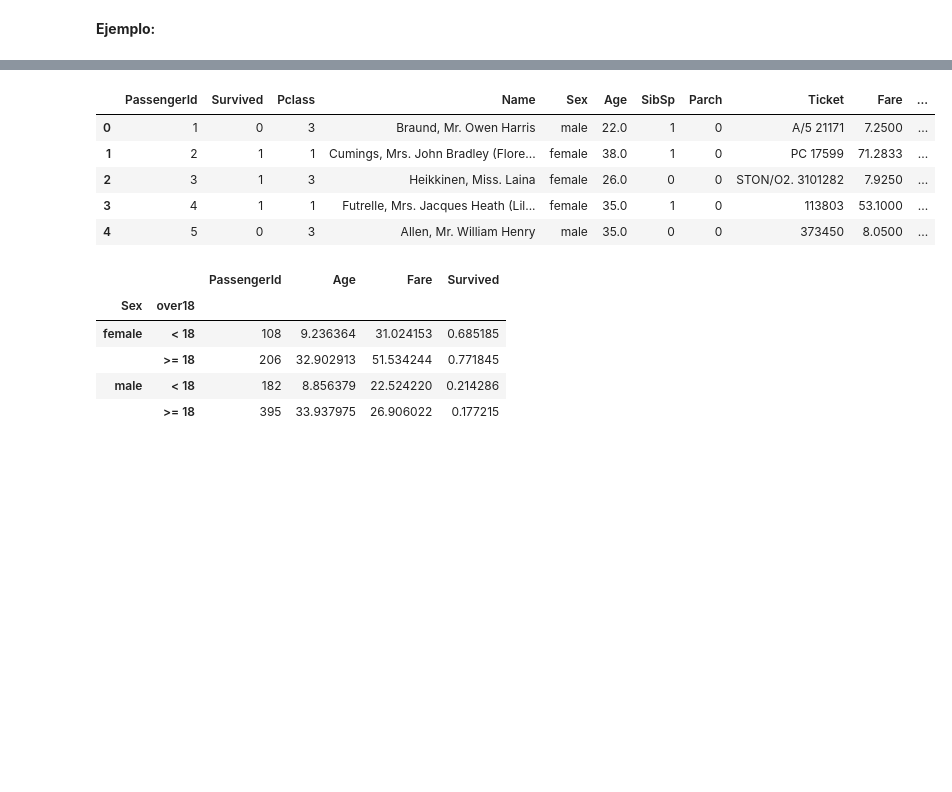
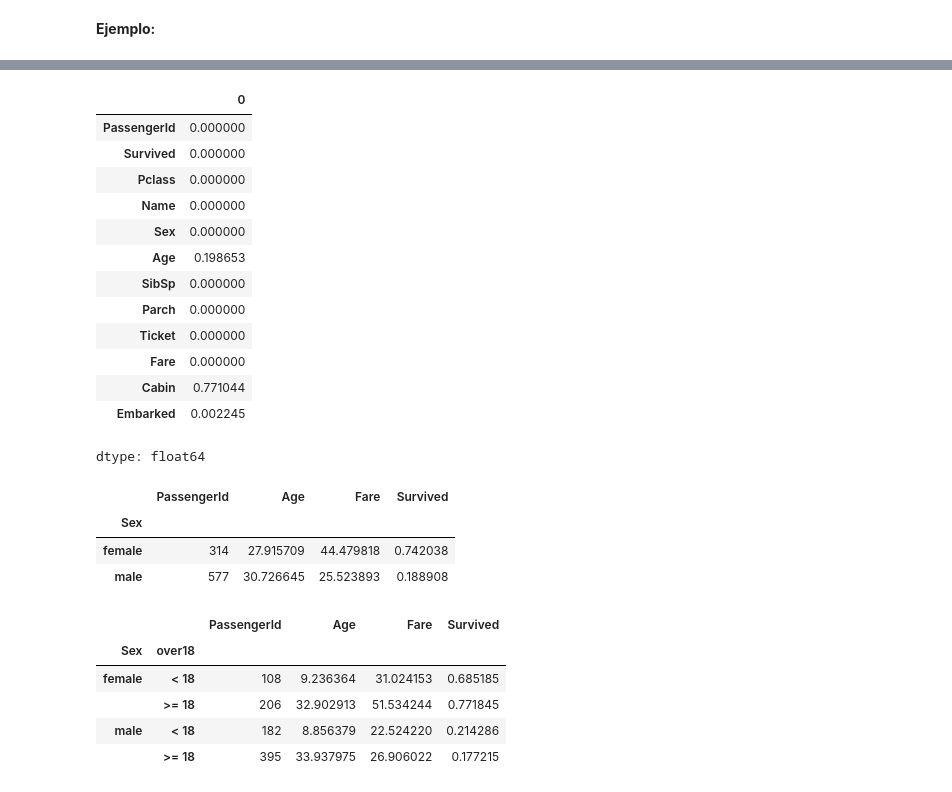
Before and after one commit to raultyv/Tareas, a Jupyter notebook: 07_manipulaci_n_de_datos_con_pandas_LAB.ipynb, the cells around one changed output, grey strips where cells are left out. Drawn from its saved outputs; the diff is of its cells as text; code cells hidden in the pictures; blank space fills up the shorter version.

```diff
--- a/07_manipulaci_n_de_datos_con_pandas_LAB.ipynb
+++ b/07_manipulaci_n_de_datos_con_pandas_LAB.ipynb
@@ -737,3 +1212,10 @@ El método groupby permite:
 - Medidas de dispersión: std(), var()
 # %% [markdown]
 **Ejemplo:**
+# %%
+import pandas as pd
+from google.colab import files
+uploaded = files.upload()
+
+# Ahora, esta línea debería funcionar sin problemas de codificación
+titanic = pd.read_csv('train_titanic.csv',sep=",",encoding='latin1')
@@ -740,13 +1225,34 @@ El método groupby permite:
 # %%
-titanic = pd.read_csv('titanic.csv')
+#titanic = pd.read_csv('titanic.csv')
 titanic.head()
+titanic.shape
+titanic.dtypes
+titanic.isnull().sum()/len(titanic)
 # %% [output]
-|  | PassengerId | Survived | Pclass | Name | Sex | Age | SibSp | Parch | Ticket | Fare | ... |
-| 0 | 1 | 0 | 3 | Braund, Mr. Owen Harris | male | 22.0 | 1 | 0 | A/5 21171 | 7.2500 | ... |
-| 1 | 2 | 1 | 1 | Cumings, Mrs. John Bradley (Flore... | female | 38.0 | 1 | 0 | PC 17599 | 71.2833 | ... |
-| 2 | 3 | 1 | 3 | Heikkinen, Miss. Laina | female | 26.0 | 0 | 0 | STON/O2. 3101282 | 7.9250 | ... |
-| 3 | 4 | 1 | 1 | Futrelle, Mrs. Jacques Heath (Lil... | female | 35.0 | 1 | 0 | 113803 | 53.1000 | ... |
-| 4 | 5 | 0 | 3 | Allen, Mr. William Henry | male | 35.0 | 0 | 0 | 373450 | 8.0500 | ... |
+|  | 0 |
+| PassengerId | 0.000000 |
+| Survived | 0.000000 |
+| Pclass | 0.000000 |
+| Name | 0.000000 |
+| Sex | 0.000000 |
+| Age | 0.198653 |
+| SibSp | 0.000000 |
+| Parch | 0.000000 |
+| Ticket | 0.000000 |
+| Fare | 0.000000 |
+| Cabin | 0.771044 |
+| Embarked | 0.002245 |
+dtype: float64
+# %%
+titanic.groupby('Sex').agg({'PassengerId': 'count',
+                            'Age': 'mean',
+                            'Fare': 'mean',
+                            'Survived': 'mean'})
+# %% [output]
+|  | PassengerId | Age | Fare | Survived |
+| Sex |  |  |  |  |
+| female | 314 | 27.915709 | 44.479818 | 0.742038 |
+| male | 577 | 30.726645 | 25.523893 | 0.188908 |
 # %%
 titanic['over18'] = titanic['Age'].apply(lambda x: '>= 18' if x >= 18 else '< 18')
 
```
Also changed, not shown: parts of 13 cells of this notebook.
